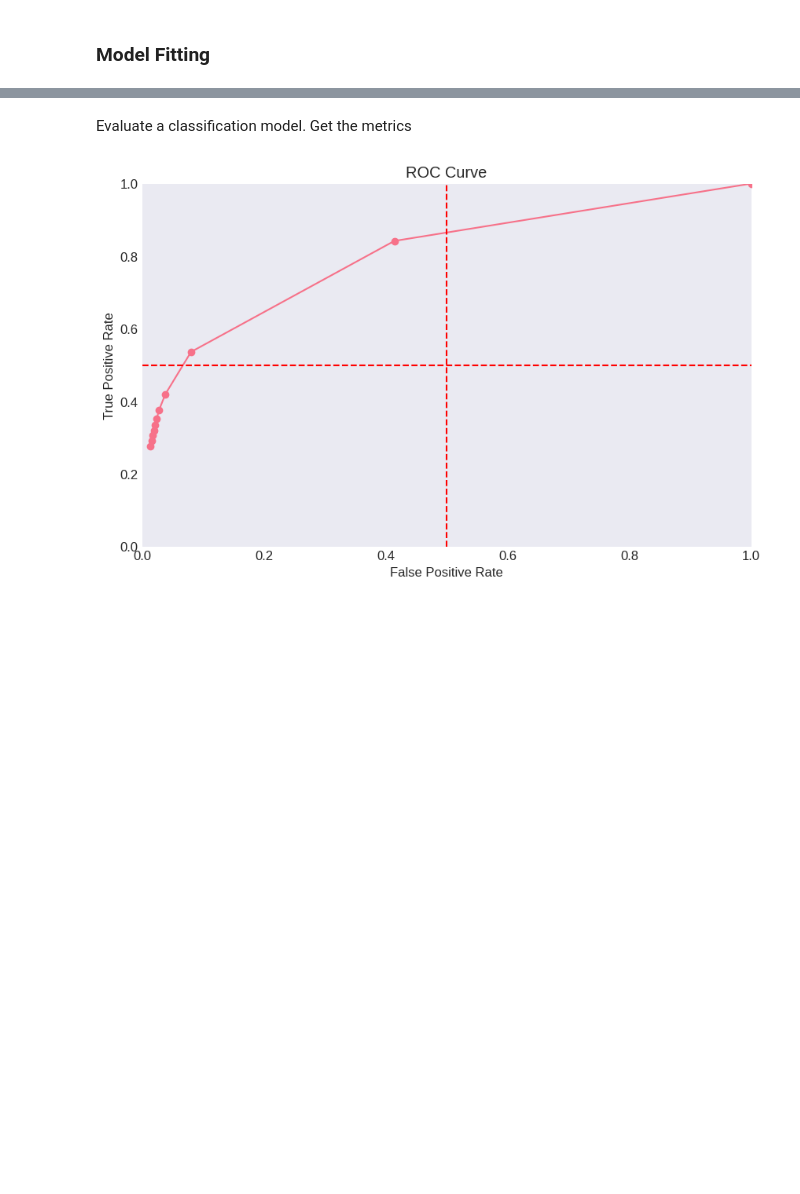
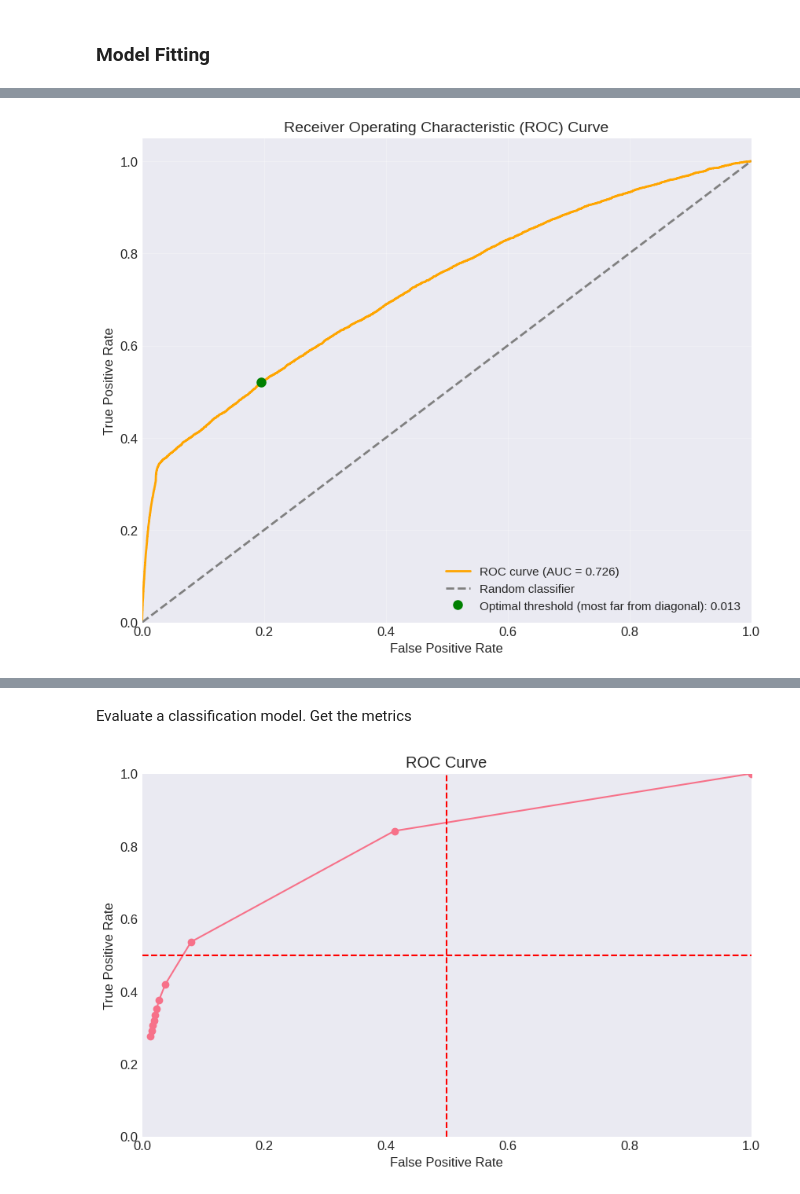
Before and after one commit to Riemann-def/zrive-ds, a Jupyter notebook: src/module_3/prueba.ipynb, the cells around one changed output, grey strips where cells are left out. Saved outputs shown, nothing was run; the diff lists cells and outputs as text; code cells hidden in the pictures; blank space fills up the shorter version.

Commit message:
docs & feat: Cleaned and best preprocesing

```diff
--- a/src/module_3/prueba.ipynb
+++ b/src/module_3/prueba.ipynb
@@ -125,13 +131,17 @@ It's a very unbalanced dataset.
 
 We should only be focusing on purchases of at least 5 items, since it is a requirement coming from the sales team.
 # %%
-items_bought_per_order = df[df['outcome']==1].groupby('order_id').size().reset_index(name='items_bought')
+items_bought_per_order = (
+    df[df["outcome"] == 1].groupby("order_id").size().reset_index(name="items_bought")
+)
 # row num diference between df and items_bought_per_order
-df_with_count = df.merge(items_bought_per_order, on='order_id', how='left')
-df_with_count['items_bought'].fillna(0, inplace=True)
+df_with_count = df.merge(items_bought_per_order, on="order_id", how="left")
+df_with_count["items_bought"].fillna(0, inplace=True)
 
-sales_df = df_with_count[df_with_count['items_bought'] > 4]
-print(f"Deleted items with less than 5 items bought: {len(df_with_count) - len(sales_df)}  ({(len(df_with_count) - len(sales_df))*100/len(df_with_count):.2f}%)")
+sales_df = df_with_count[df_with_count["items_bought"] > 4]
+print(
+    f"Deleted items with less than 5 items bought: {len(df_with_count) - len(sales_df)}  ({(len(df_with_count) - len(sales_df))*100/len(df_with_count):.2f}%)"
+)
 # %% [output]
 Deleted items with less than 5 items bought: 716596  (24.88%)
 # %% [markdown]
@@ -370,0 +567,82 @@ full_pipeline.fit(X_train, y_train)
+# %%
+# Obtenemos las probabilidades de la clase positiva
+y_val_proba = first_pipeline.predict_proba(X_val)[:, 1]
+
+# Curva ROC
+fpr, tpr, thresholds_roc = roc_curve(y_val, y_val_proba)
+roc_auc = auc(fpr, tpr)
+
+# Curva Precision-Recall
+precision, recall, thresholds_pr = precision_recall_curve(y_val, y_val_proba)
+average_precision = average_precision_score(y_val, y_val_proba)
+
+# Figura para la curva ROC
+plt.figure(figsize=(10, 8))
+plt.plot(fpr, tpr, color='orange', lw=2,
+         label=f'ROC curve (AUC = {roc_auc:.3f})')
+plt.plot([0, 1], [0, 1], color='gray', lw=2, linestyle='--',
+         label='Random classifier')
+plt.xlim([0.0, 1.0])
+plt.ylim([0.0, 1.05])
+plt.xlabel('False Positive Rate', fontsize=12)
+plt.ylabel('True Positive Rate', fontsize=12)
+plt.title('Receiver Operating Characteristic (ROC) Curve', fontsize=14)
+plt.legend(loc="lower right", fontsize=12)
+plt.grid(True, alpha=0.3)
+
+# Puedes elegir un threshold específico para mostrar en la curva
+threshold_index = np.argmax(tpr - fpr)  # Punto más alejado de la diagonal
+optimal_threshold = thresholds_roc[threshold_index]
+plt.plot(fpr[threshold_index], tpr[threshold_index], 'ro',
+         label=f'Optimal threshold (most far from diagonal): {optimal_threshold:.3f}',
+         color='green', markersize=8)
+plt.legend(loc="lower right", fontsize=11)
+plt.savefig('roc_curve.png', dpi=300, bbox_inches='tight')
+plt.show()
+
+# Figura para la curva Precision-Recall
+plt.figure(figsize=(10, 8))
+plt.plot(recall, precision, color='orange', lw=2,
+         label=f'PR curve (AP = {average_precision:.3f})')
+plt.axhline(y=sum(y_val)/len(y_val), color='gray', linestyle='--',
+           label=f'Random classifier (AP = {sum(y_val)/len(y_val):.3f})')
+plt.xlim([0.0, 1.0])
+plt.ylim([0.0, 1.05])
+plt.xlabel('Recall', fontsize=12)
+plt.ylabel('Precision', fontsize=12)
+plt.title('Precision-Recall Curve', fontsize=14)
+plt.legend(loc="lower left", fontsize=12)
+plt.grid(True, alpha=0.3)
+
+# Mostrar un punto para un threshold específico
+if len(thresholds_pr) > 0:  # Verificar que haya thresholds disponibles
+    # Encontrar un threshold que maximice F1 (balance entre precision y recall)
+    f1_scores = 2 * (precision * recall) / (precision + recall + 1e-10)
+    best_f1_idx = np.argmax(f1_scores)
+    plt.plot(recall[best_f1_idx], precision[best_f1_idx], 'ro',
+             label=f'Best F1 threshold', color='green', markersize=8)
+    plt.legend(loc="lower left", fontsize=11)
+plt.savefig('precision_recall_curve.png', dpi=300, bbox_inches='tight')
+plt.show()
+
+# --- MEJORA 4: Añadir una tabla con métricas para diferentes thresholds ---
+# Seleccionamos algunos thresholds importantes para mostrar métricas
+important_thresholds = [0.01, 0.05, 0.1, 0.2, 0.3, 0.5, optimal_threshold]
+important_thresholds = sorted(list(set([round(t, 3) for t in important_thresholds])))
+
+print("\nMétricas para diferentes thresholds:")
+print(f"{'Threshold':^10} | {'Precision':^10} | {'Recall':^10} | {'F1 Score':^10} | {'Accuracy':^10}")
+print("-" * 58)
+
+for threshold in important_thresholds:
+    y_pred = (y_val_proba >= threshold).astype(int)
+    tn, fp, fn, tp = confusion_matrix(y_val, y_pred).ravel()
+
+    precision = tp / (tp + fp) if (tp + fp) > 0 else 0
+    recall = tp / (tp + fn) if (tp + fn) > 0 else 0
+    f1 = 2 * (precision * recall) / (precision + recall) if (precision + recall) > 0 else 0
+    accuracy = (tp + tn) / (tp + tn + fp + fn)
+
+    print(f"{threshold:^10.3f} | {precision:^10.3f} | {recall:^10.3f} | {f1:^10.3f} | {accuracy:^10.3f}")
+# %% [output]
+[figure, added]
```
Also changed, not shown: parts of 22 cells of this notebook, 2 other files.
